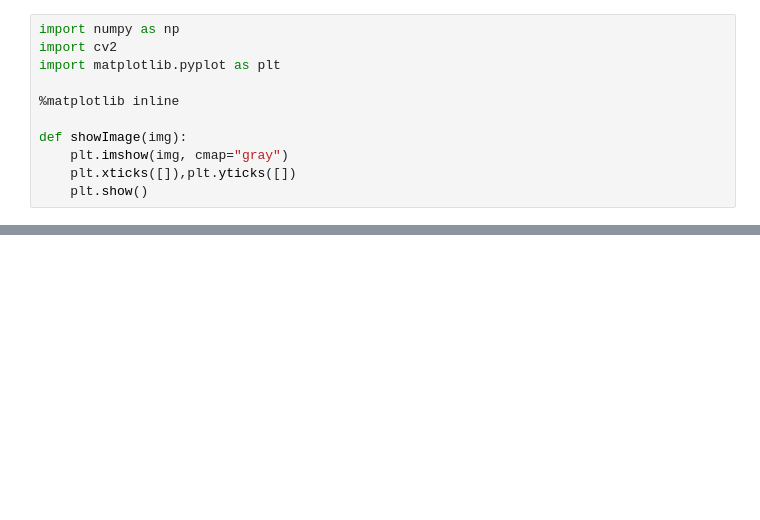
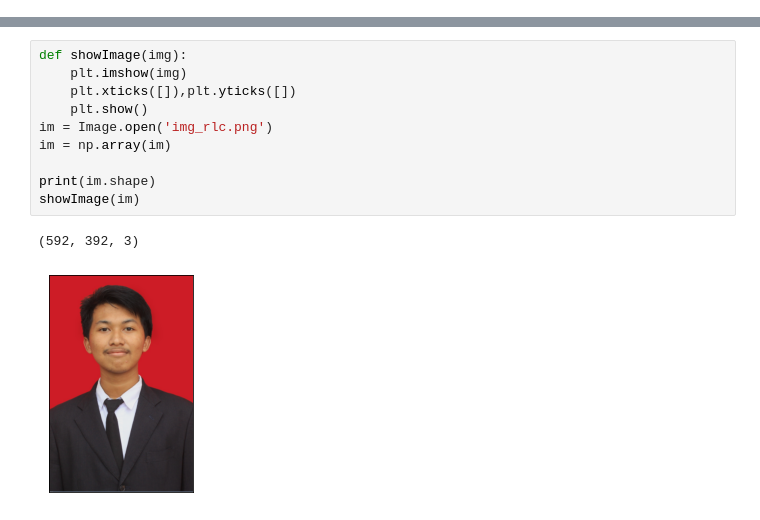
Before and after one commit to primasr/TugasTeknologiMultimedia, a Jupyter notebook: Lossless_vs_Lossy_Tekmul.ipynb, the cells around one changed output, grey strips where cells are left out. Drawn from its saved outputs; the diff is of its cells as text; blank space fills up the shorter version.

```diff
--- a/Lossless_vs_Lossy_Tekmul.ipynb
+++ b/Lossless_vs_Lossy_Tekmul.ipynb
@@ -1,13 +1,2 @@
 # %% [markdown]
 <a href="https://colab.research.google.com/github/primasr/TugasTeknologiMultimedia/blob/main/Lossless_vs_Lossy_Tekmul.ipynb" target="_parent"><img src="https://colab.research.google.com/assets/colab-badge.svg" alt="Open In Colab"/></a>
-# %%
-import numpy as np
-import cv2
-import matplotlib.pyplot as plt
-
-%matplotlib inline
-
-def showImage(img):
-    plt.imshow(img, cmap="gray")
-    plt.xticks([]),plt.yticks([])
-    plt.show()
@@ -86,2 +204,15 @@ showImage(im)
+# %%
+def showImage(img):
+    plt.imshow(img)
+    plt.xticks([]),plt.yticks([])
+    plt.show()
+im = Image.open('img_rlc.png')
+im = np.array(im)
+
+print(im.shape)
+showImage(im)
+# %% [output]
+(592, 392, 3)
+[figure, added]
 # %%
 # read file
```
Also changed, not shown: parts of 7 cells of this notebook.
